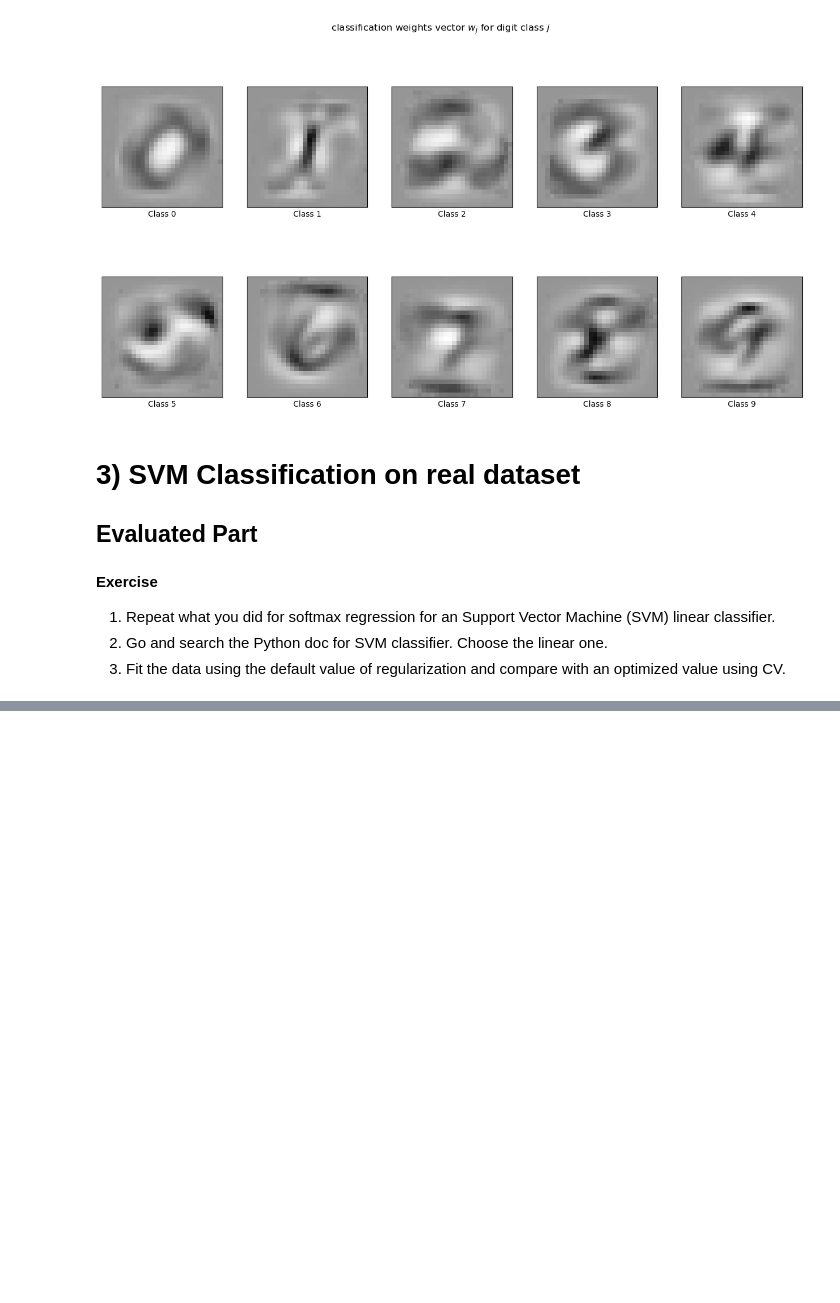
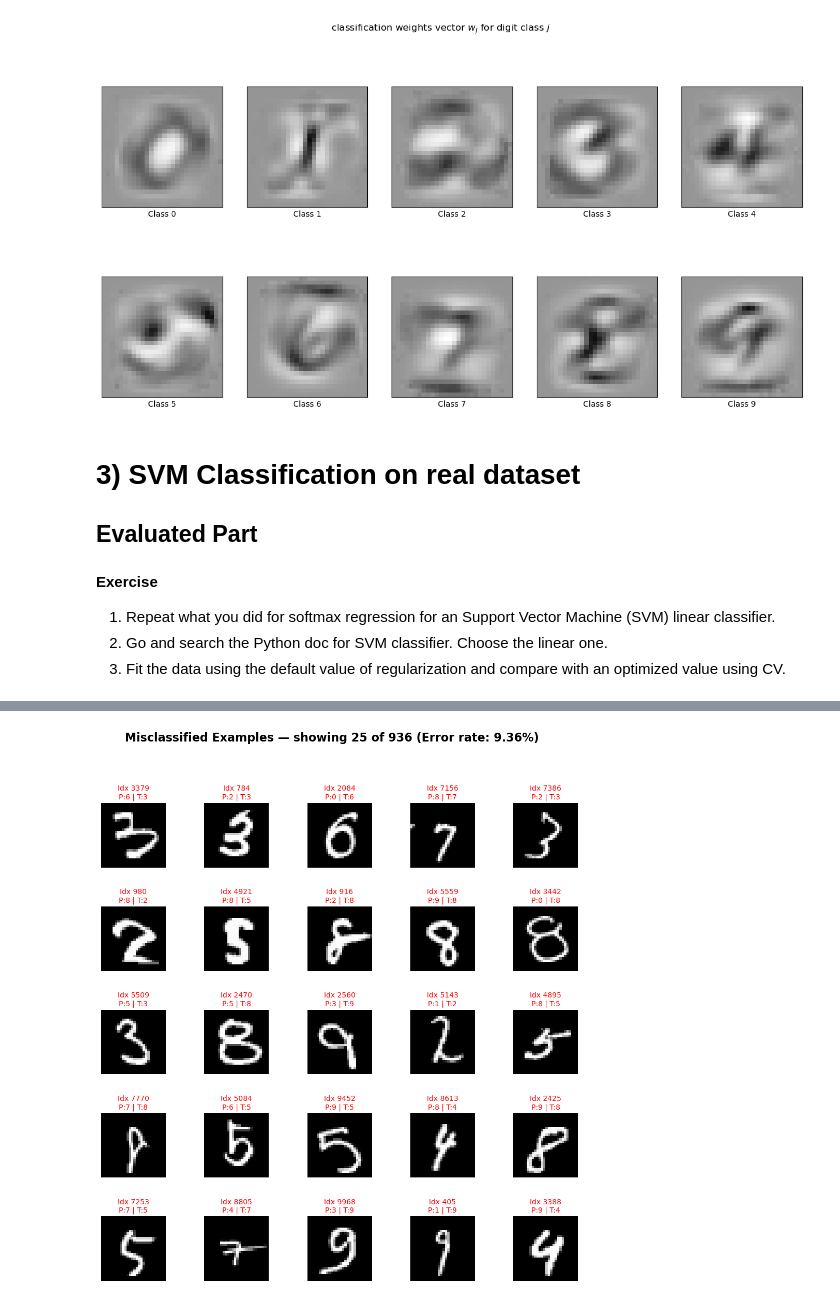
Before and after one commit to YDIB11/FundamentalLearningEPFL, a Jupyter notebook: TP7/classification_exercise.ipynb, the cells around one changed output, grey strips where cells are left out. Drawn from its saved outputs; the diff is of its cells as text; code cells hidden in the pictures; blank space fills up the shorter version.

```diff
--- a/TP7/classification_exercise.ipynb
+++ b/TP7/classification_exercise.ipynb
@@ -433,0 +570,68 @@ Summary:
+# %%
+# --- Error analysis: show misclassified digits (up to 25) ---------------------
+# ------------------------------------------------------------------------------
+import numpy as np
+import matplotlib.pyplot as plt
+
+SEED = 42
+MAX_DISPLAY = 25
+
+# Find misclassifications
+mis_idx = np.where(y_pred != y_test)[0]
+n_errors = int(len(mis_idx))
+error_rate = (n_errors / len(y_test)) * 100.0
+
+# Structured summary
+print("Misclassification Summary")
+print("─" * 70)
+print(f"- Test set size:          {len(y_test)}")
+print(f"- Total misclassifications: {n_errors}")
+print(f"- Error rate:             {error_rate:.2f}%")
+print()
+
+if n_errors == 0:
+    print("No misclassified examples to display. 🎉")
+else:
+    # Sample up to MAX_DISPLAY errors
+    rng = np.random.RandomState(SEED)
+    n_display = min(MAX_DISPLAY, n_errors)
+    sample_errors = rng.choice(mis_idx, n_display, replace=False)
+
+    # Compact table
+    print("Showing a sample of misclassified digits (up to 25):")
+    print("- Index here refers to the test-set index.")
+    print()
+    def print_table(rows, headers):
+        widths = [max(len(str(h)), *(len(str(r[i])) for r in rows)) for i, h in enumerate(headers)]
+        def fmt_row(r): return " | ".join(str(c).rjust(widths[i]) for i, c in enumerate(r))
+        sep = "-+-".join("-" * w for w in widths)
+        print(fmt_row(headers)); print(sep)
+        for r in rows: print(fmt_row(r))
+    rows = []
+    for idx in sample_errors[:10]:  # show first 10 in the console table
+        rows.append([int(idx), int(y_pred[idx]), int(y_test[idx])])
+    print_table(rows, headers=["TestIdx","Pred","True"])
+    print()
+
+    # Plot grid
+    fig, axes = plt.subplots(5, 5, figsize=(12, 12))
+    plt.subplots_adjust(hspace=0.6, wspace=0.5)
+
+    for i, ax in enumerate(axes.flat):
+        if i < n_display:
+            idx = sample_errors[i]
+            img = X_test[idx].reshape(28, 28)
+            pred_label = y_pred[idx]
+            true_label = y_test[idx]
+            ax.imshow(img, cmap="gray")
+            ax.set_title(f"Idx {idx}\nP:{pred_label} | T:{true_label}",
+                         fontsize=10, color='red')
+            ax.axis("off")
+        else:
+            ax.axis("off")
+
+    plt.suptitle(f"Misclassified Examples — showing {n_display} of {n_errors} "
+                 f"(Error rate: {error_rate:.2f}%)",
+                 fontsize=16, fontweight='bold', y=0.995)
+    plt.show()
+# %% [output]
@@ -433,0 +655 @@ Summary:
+[figure, added]
```
Also changed, not shown: parts of 21 cells of this notebook.
